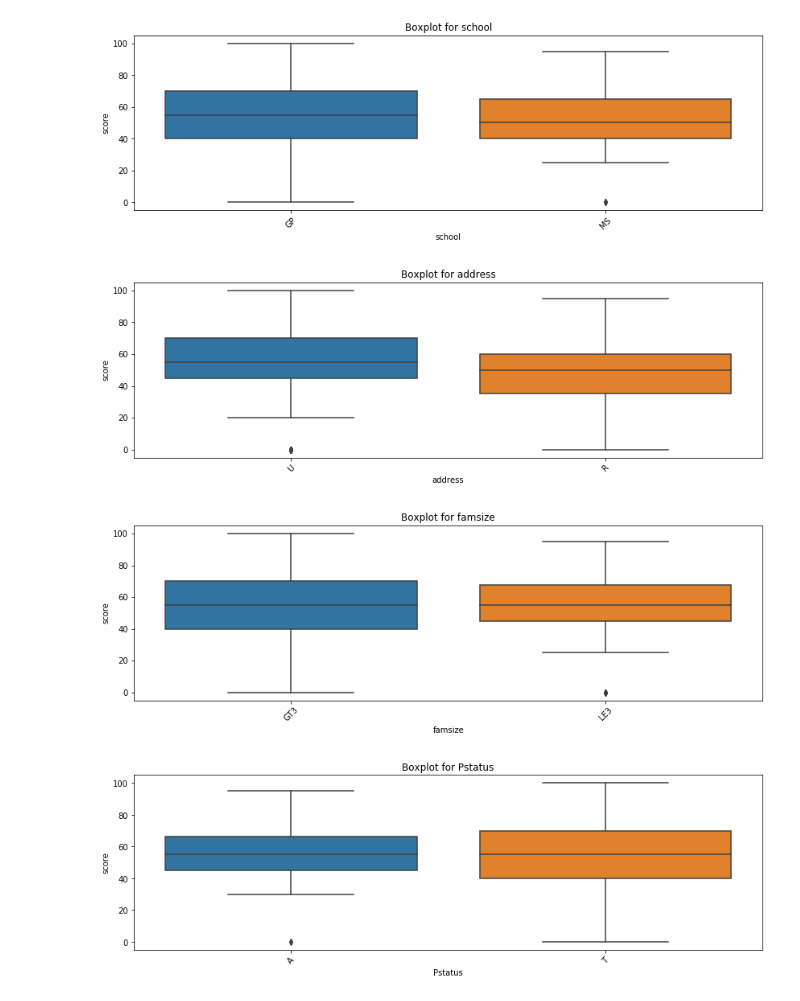
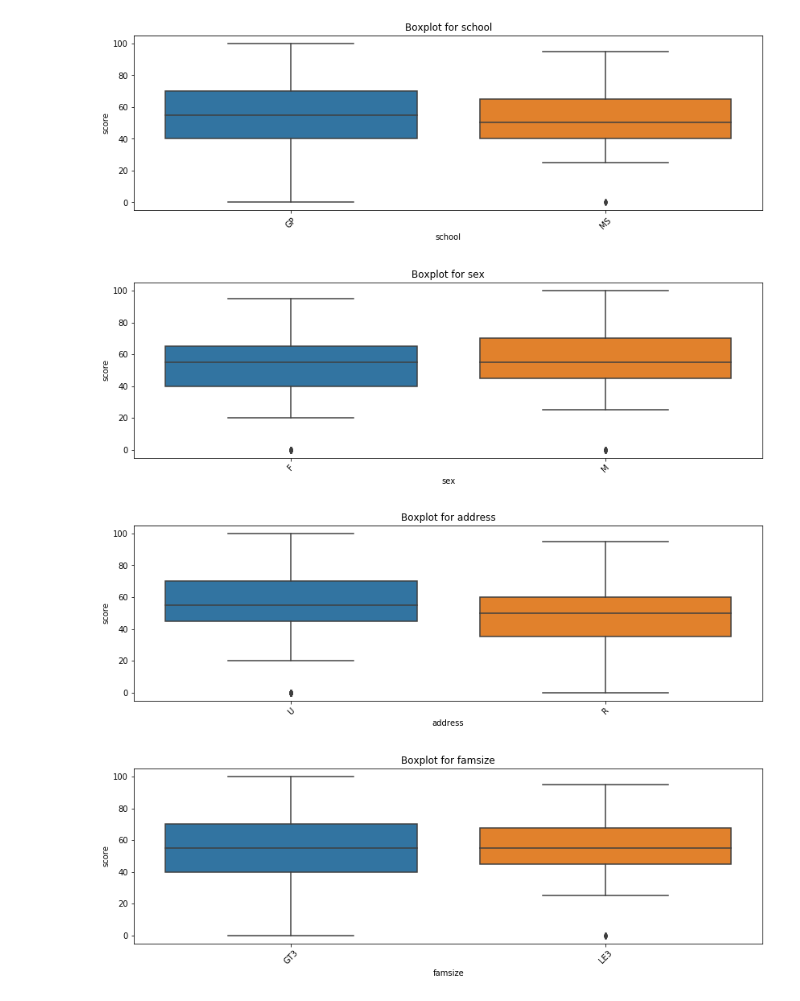
Before and after one commit to yasckevich/module_02, a Jupyter notebook: Untitled5.ipynb, the cells around one changed output. Saved outputs shown, nothing was run; the diff lists cells and outputs as text; code cells hidden in the pictures.

```diff
--- a/Untitled5.ipynb
+++ b/Untitled5.ipynb
@@ -1000,0 +284,14 @@ min        0.000000
+# %%
+# 14 studytime — время на учёбу помимо школы в неделю (1 - <2 часов, 2 - 2-5 часов, 3 - 5-10 часов, 4 - >10 часов)
+
+base.studytime.describe()
+
+print(vybros(base.studytime))
+print()
+
+# есть выбросы, уберем их
+base.studytime = base.studytime[base.studytime.between(0.0, 3.5)]
+
+base.studytime.hist()
+x = pd.DataFrame(base.studytime.value_counts())
+print('{} уникальных значений'.format(len(x)))
@@ -1000,0 +585,14 @@ min        0.000000
+# %%
+# 28 absences — количество пропущенных занятий
+
+base.absences.describe()
+
+print(vybros(base.absences))
+print()
+
+# Есть выбросы, уберем их (отрицательные числа не учитываем)
+base.absences = base.absences[base.absences.between(0, 20)]
+
+base.absences.hist()
+x = pd.DataFrame(base.absences.value_counts())
+print('{} уникальных значений'.format(len(x)))
@@ -1044,18 +674,25 @@ Name: score, dtype: float64
 # %%
-#по столбикам со строковыми данным можно посмотреть взаимосвязь через графики
+# по столбикам со строковыми данным можно посмотреть взаимосвязь через графики
 
 def get_boxplot(column):
-    fig, ax = plt.subplots(figsize = (14, 4))
+    fig, ax = plt.subplots(figsize=(14, 4))
     sns.boxplot(x=column, y='score',
-                data=base.loc[base.loc[:, column].isin(base.loc[:, column].value_counts().index[:10])],
-               ax=ax)
+                data=base.loc[base.loc[:, column].isin(
+                    base.loc[:, column].value_counts().index[:10])],
+                ax=ax)
     plt.xticks(rotation=45)
     ax.set_title('Boxplot for ' + column)
     plt.show()
-for col in ['school', 'address', 'famsize', 'Pstatus', 'Mjob', 'Fjob', 'reason','guardian']:
+
+
+for col in ['school', 'sex', 'address', 'famsize', 'Pstatus','reason', 'guardian']:
     get_boxplot(col)
+
+# по строковым данным выводы сдедующие:
+# мальчики в большей степени показывают хорошие результаты чем девочки
+# ребята, которые живут в городе, имеют больше шансов на хорошую сдачу экзаменов. Возможно, в городе есть доп опции для подготовки
 # %% [output]
 [figure]
-[figure, old version]
+[figure, new version]
-[figure, old version]
+[figure, new version]
-[figure, old version]
+[figure, new version]
```
Also changed, not shown: parts of 69 cells of this notebook.
